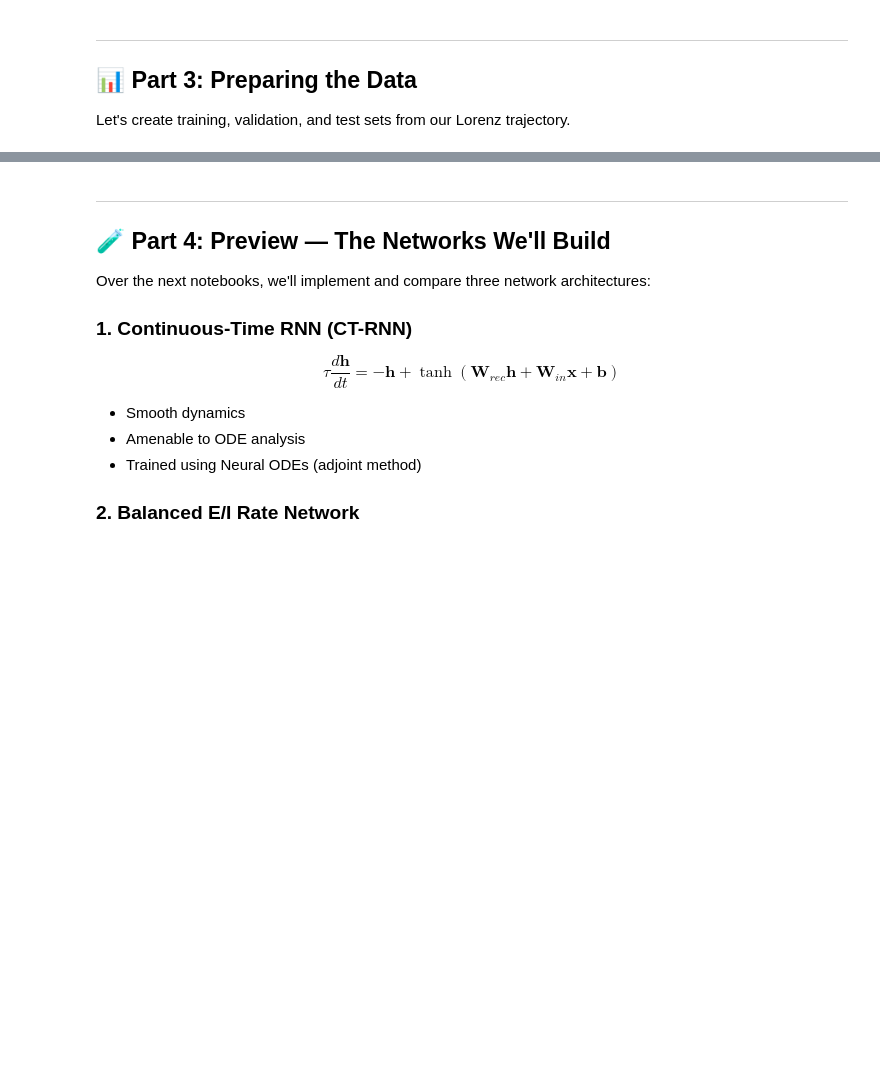
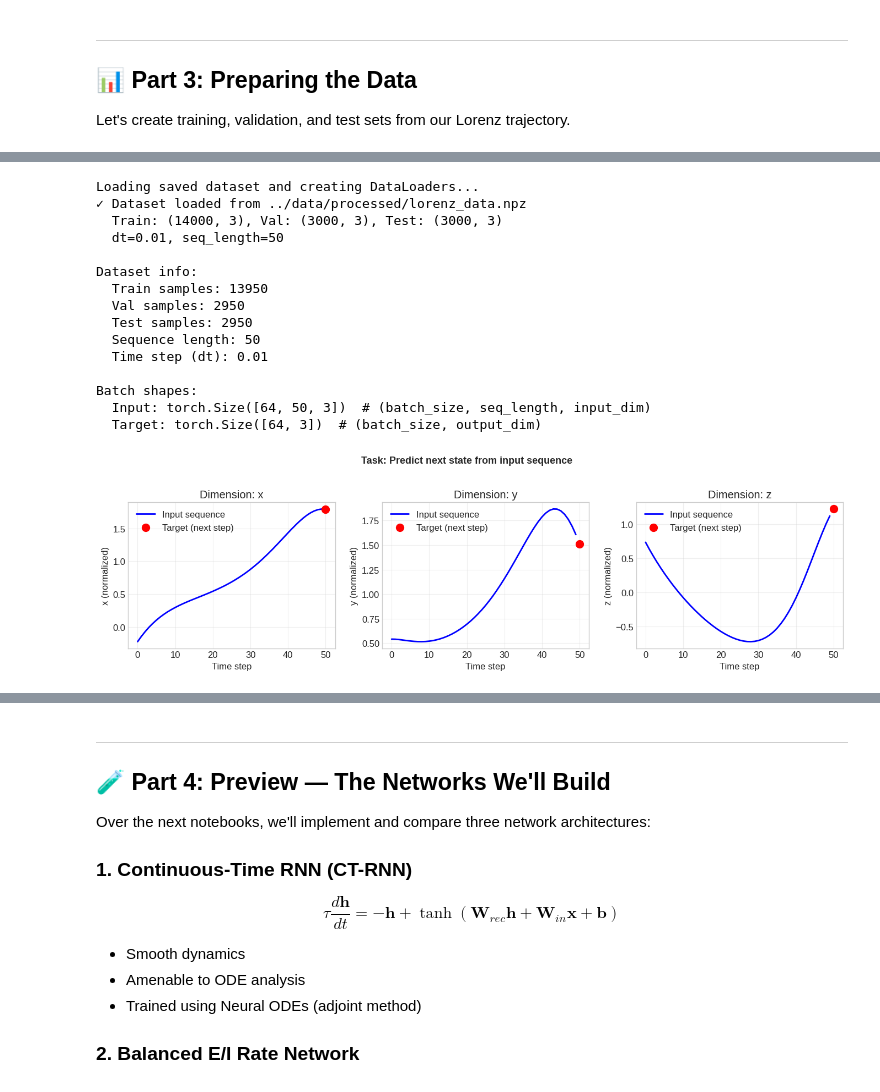
Before and after one commit to CNNC-Lab/RNNs-tutorial, a Jupyter notebook: notebooks/00_introduction.ipynb, the cells around one changed output, grey strips where cells are left out. Drawn from its saved outputs; the diff is of its cells as text; code cells hidden in the pictures; blank space fills up the shorter version.

```diff
--- a/notebooks/00_introduction.ipynb
+++ b/notebooks/00_introduction.ipynb
@@ -44,21 +50,9 @@ if IN_COLAB:
 # %%
-# Core imports
+# Additional imports for this notebook
 import numpy as np
 import matplotlib.pyplot as plt
 from mpl_toolkits.mplot3d import Axes3D
-import torch
-import torch.nn as nn
 from scipy.integrate import solve_ivp
 
-# Set random seeds for reproducibility
-np.random.seed(42)
-torch.manual_seed(42)
-
-# Plotting style
-plt.style.use('seaborn-v0_8-whitegrid')
-plt.rcParams['figure.figsize'] = (10, 6)
-plt.rcParams['font.size'] = 12
-
-# Device
-device = 'cuda' if torch.cuda.is_available() else 'cpu'
+# Note: Random seeds and plotting style are set by setup_environment()
 print(f"Using device: {device}")
@@ -372,19 +302,59 @@ print(f"  Test: {len(test_dataset)} samples")
 # %%
-# Visualize a sample
-sample_x, sample_y = train_dataset[0]
-print(f"Input shape: {sample_x.shape}")
-print(f"Target shape: {sample_y.shape}")
+# Load the saved data and create DataLoaders
+# This is what notebooks 01-05 will do!
+from src.data import create_shared_dataloaders
 
+print("Loading saved dataset and creating DataLoaders...")
+train_loader, val_loader, test_loader, info = create_shared_dataloaders(
+    dataset_path='../data/processed/lorenz_data.npz',
+    batch_size=64,
+    seq_length=50
+)
+
+print(f"\nDataset info:")
+print(f"  Train samples: {info['train_samples']}")
+print(f"  Val samples: {info['val_samples']}")
+print(f"  Test samples: {info['test_samples']}")
+print(f"  Sequence length: {info['seq_length']}")
+print(f"  Time step (dt): {info['dt']}")
+
+# Visualize a sample from the DataLoader
+sample_x, sample_y = next(iter(train_loader))
+
+print(f"\nBatch shapes:")
+print(f"  Input: {sample_x.shape}  # (batch_size, seq_length, input_dim)")
+print(f"  Target: {sample_y.shape}  # (batch_size, output_dim)")
+
+# Visualize one sample
 fig, axes = plt.subplots(1, 3, figsize=(14, 4))
+seq_length = sample_x.shape[1]
 
 for i, (ax, dim) in enumerate(zip(axes, ['x', 'y', 'z'])):
-    ax.plot(range(seq_length), sample_x[:, i].numpy(), 'b-', label='Input')
-    ax.scatter([seq_length], [sample_y[i].numpy()], c='red', s=100, zorder=5, label='Target')
+    ax.plot(range(seq_length), sample_x[0, :, i].numpy(), 'b-', label='Input sequence', linewidth=2)
+    ax.scatter([seq_length], [sample_y[0, i].numpy()], c='red', s=100, zorder=5, label='Target (next step)')
     ax.set_xlabel('Time step')
-    ax.set_ylabel(dim)
+    ax.set_ylabel(f'{dim} (normalized)')
     ax.legend()
     ax.set_title(f'Dimension: {dim}')
+    ax.grid(True, alpha=0.3)
 
-plt.suptitle('Sample: Predict next state from sequence', y=1.02)
+plt.suptitle('Task: Predict next state from input sequence', y=1.02, fontsize=13, fontweight='bold')
 plt.tight_layout()
 plt.show()
+# %% [output]
+Loading saved dataset and creating DataLoaders...
+✓ Dataset loaded from ../data/processed/lorenz_data.npz
+  Train: (14000, 3), Val: (3000, 3), Test: (3000, 3)
+  dt=0.01, seq_length=50
+
+Dataset info:
+  Train samples: 13950
+  Val samples: 2950
+  Test samples: 2950
+  Sequence length: 50
+  Time step (dt): 0.01
+
+Batch shapes:
+  Input: torch.Size([64, 50, 3])  # (batch_size, seq_length, input_dim)
+  Target: torch.Size([64, 3])  # (batch_size, output_dim)
+[figure, added]
```
Also changed, not shown: parts of 24 cells of this notebook, 12 other files.
